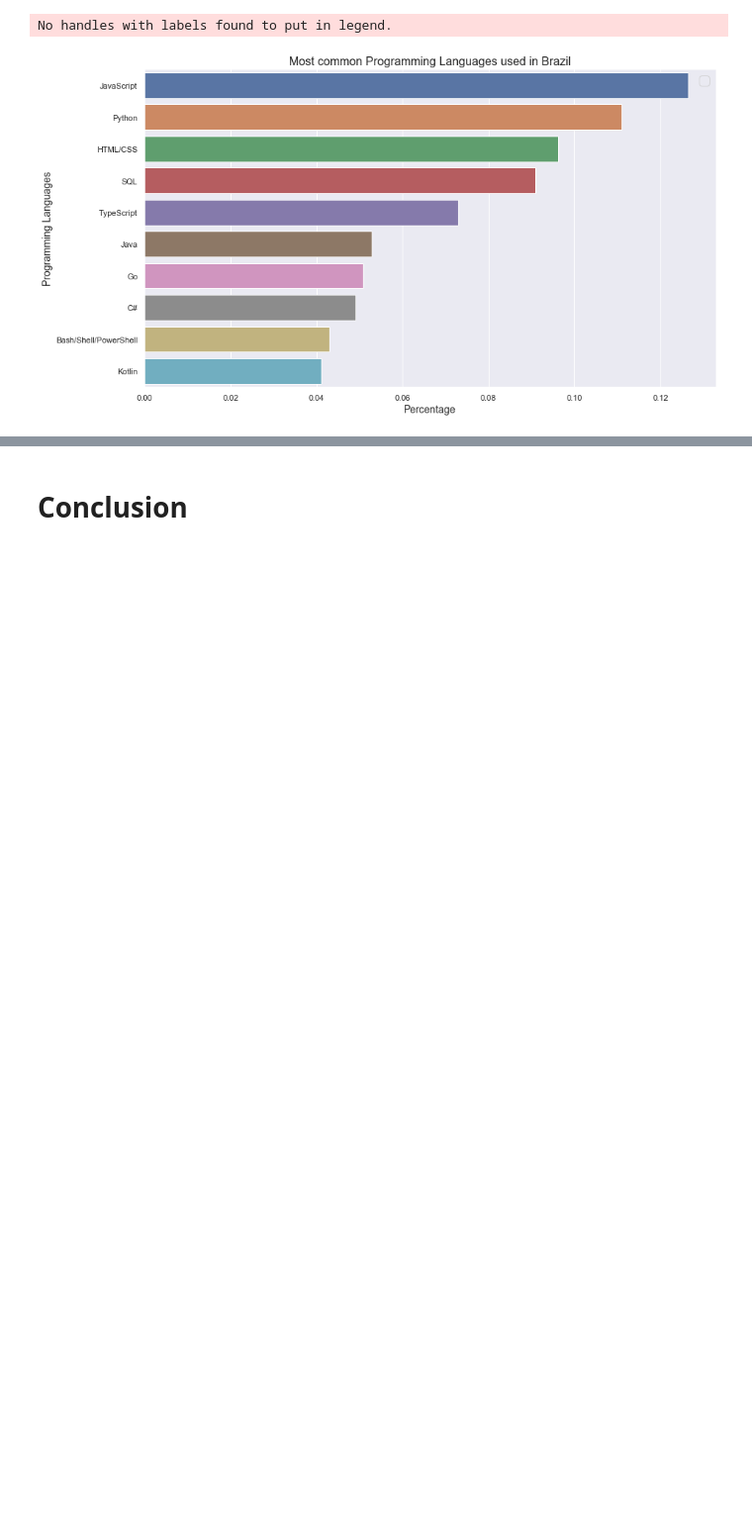
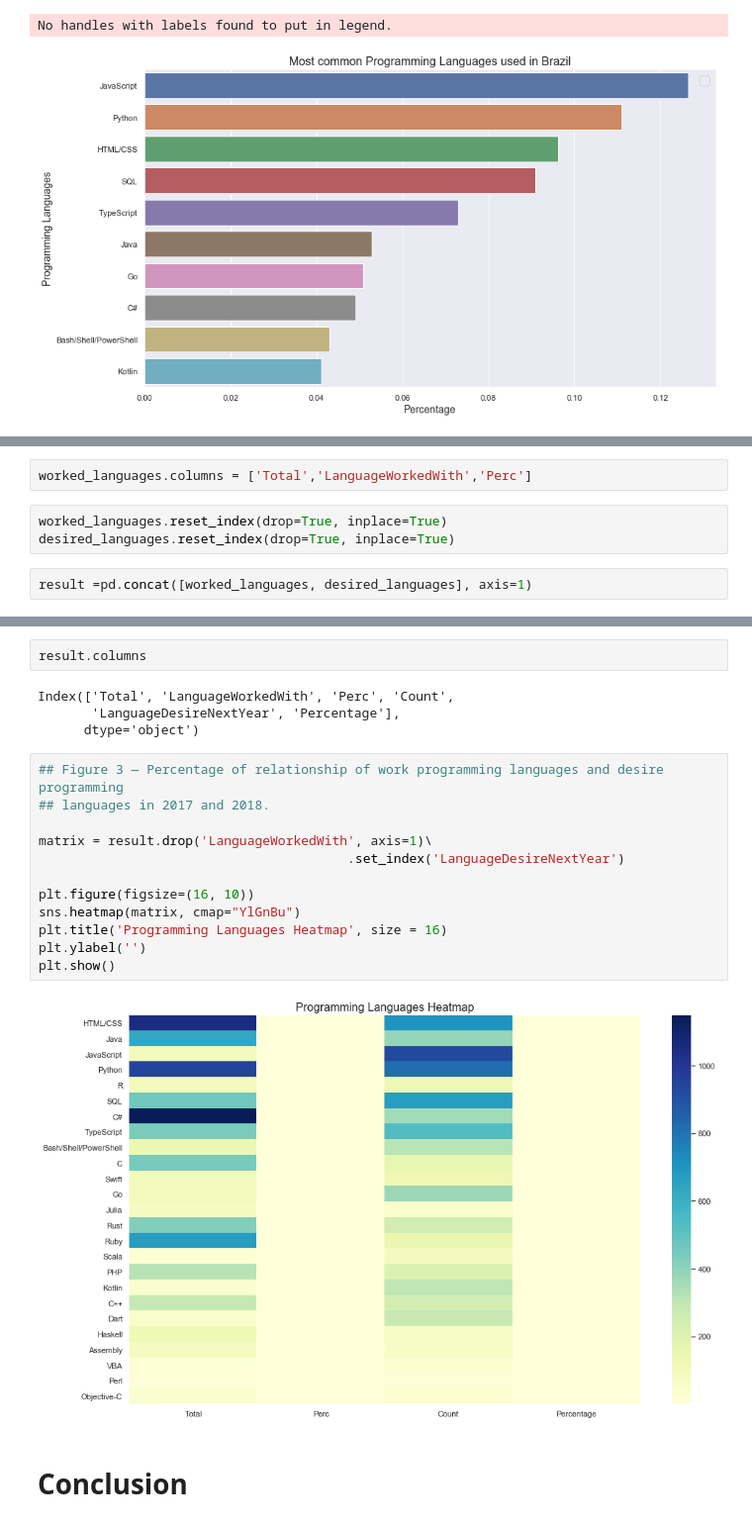
Before and after one commit to chemalle/Write-A-Data-Science-Blog-Post, a Jupyter notebook: Udacity_1s_Project_How_to_write_a_data_science_blog_post.ipynb, the cells around one changed output, grey strips where cells are left out. Shown at 99% size. Cells and saved outputs as stored; diff of their text form; blank space fills up the shorter version.

```diff
--- a/Udacity_1s_Project_How_to_write_a_data_science_blog_post.ipynb
+++ b/Udacity_1s_Project_How_to_write_a_data_science_blog_post.ipynb
@@ -467,0 +472,7 @@ No handles with labels found to put in legend.
+# %%
+worked_languages.columns = ['Total','LanguageWorkedWith','Perc']
+# %%
+worked_languages.reset_index(drop=True, inplace=True)
+desired_languages.reset_index(drop=True, inplace=True)
+# %%
+result =pd.concat([worked_languages, desired_languages], axis=1)
@@ -468,3 +499,23 @@ No handles with labels found to put in legend.
+# %%
+result.columns
+# %% [output]
+Index(['Total', 'LanguageWorkedWith', 'Perc', 'Count',
+       'LanguageDesireNextYear', 'Percentage'],
+      dtype='object')
+# %%
+## Figure 3 — Percentage of relationship of work programming languages and desire programming
+## languages in 2017 and 2018.
+
+matrix = result.drop('LanguageWorkedWith', axis=1)\
+                                        .set_index('LanguageDesireNextYear')
+
+plt.figure(figsize=(16, 10))
+sns.heatmap(matrix, cmap="YlGnBu")
+plt.title('Programming Languages Heatmap', size = 16)
+plt.ylabel('')
+plt.show()
+# %% [output]
+[figure, added]
 # %% [markdown]
 # Conclusion
 # %% [markdown]
```
Also changed, not shown: parts of 10 cells of this notebook.
